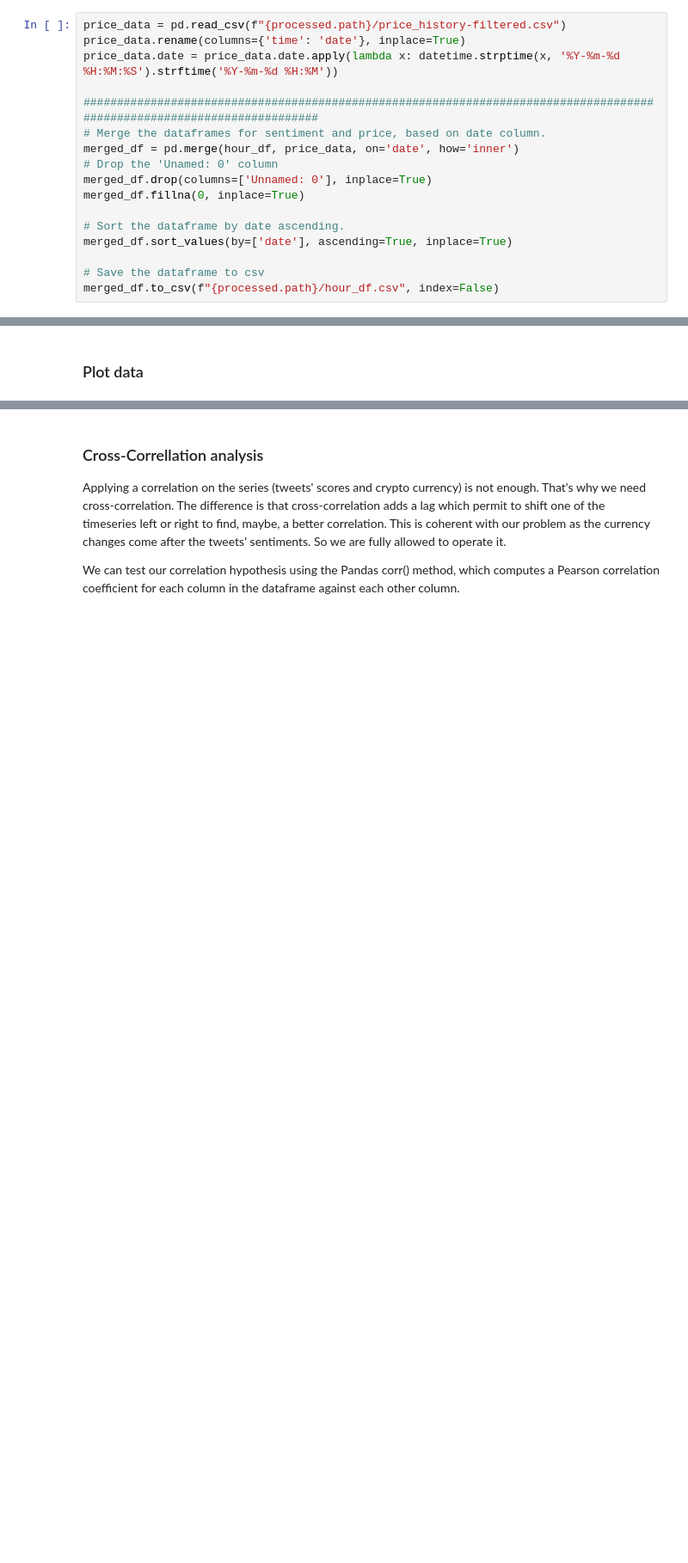
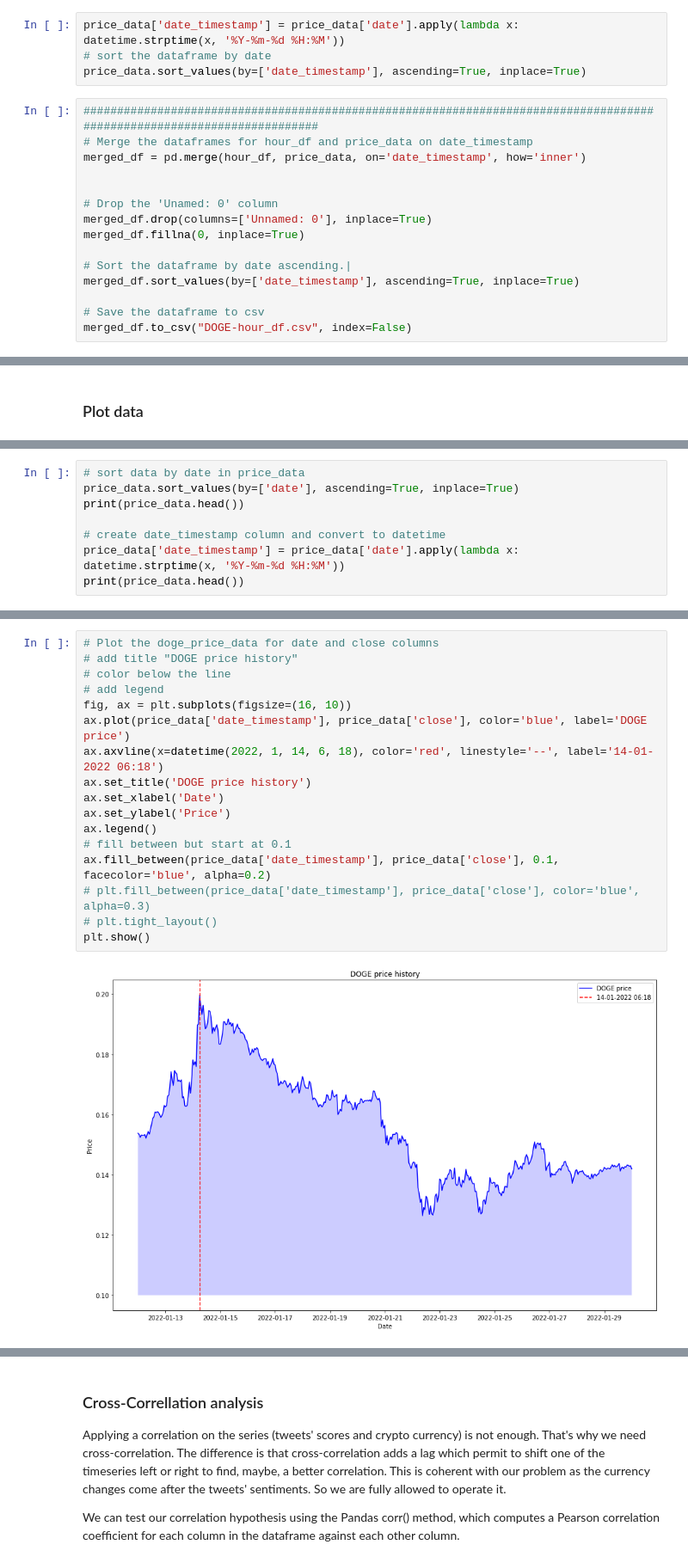
Before and after one commit to paulcodrea/crypto_price_prediction, a Jupyter notebook: 3_process_sentiment.ipynb, the cells around one changed output, grey strips where cells are left out. Shown at 86% size. Drawn from its saved outputs; the diff is of its cells as text; blank space fills up the shorter version.

```diff
--- a/3_process_sentiment.ipynb
+++ b/3_process_sentiment.ipynb
@@ -246,17 +309,19 @@ hour_df.csv will be used in 4, 5, 6a, 6b (7) projects.
+# %%
+price_data['date_timestamp'] = price_data['date'].apply(lambda x: datetime.strptime(x, '%Y-%m-%d %H:%M'))
+# sort the dataframe by date
+price_data.sort_values(by=['date_timestamp'], ascending=True, inplace=True)
 # %%
-price_data = pd.read_csv(f"{processed.path}/price_history-filtered.csv")
-price_data.rename(columns={'time': 'date'}, inplace=True)
-price_data.date = price_data.date.apply(lambda x: datetime.strptime(x, '%Y-%m-%d %H:%M:%S').strftime('%Y-%m-%d %H:%M'))
+########################################################################################################################
+# Merge the dataframes for hour_df and price_data on date_timestamp
+merged_df = pd.merge(hour_df, price_data, on='date_timestamp', how='inner')
 
-########################################################################################################################
-# Merge the dataframes for sentiment and price, based on date column.
-merged_df = pd.merge(hour_df, price_data, on='date', how='inner')
+
 # Drop the 'Unamed: 0' column
 merged_df.drop(columns=['Unnamed: 0'], inplace=True)
 merged_df.fillna(0, inplace=True)
 
-# Sort the dataframe by date ascending.
-merged_df.sort_values(by=['date'], ascending=True, inplace=True)
+# Sort the dataframe by date ascending.|
+merged_df.sort_values(by=['date_timestamp'], ascending=True, inplace=True)
 
 # Save the dataframe to csv
-merged_df.to_csv(f"{processed.path}/hour_df.csv", index=False)
+merged_df.to_csv("DOGE-hour_df.csv", index=False)
@@ -271,0 +333,8 @@ plt.show()
+# %%
+# sort data by date in price_data
+price_data.sort_values(by=['date'], ascending=True, inplace=True)
+print(price_data.head())
+
+# create date_timestamp column and convert to datetime
+price_data['date_timestamp'] = price_data['date'].apply(lambda x: datetime.strptime(x, '%Y-%m-%d %H:%M'))
+print(price_data.head())
@@ -272,2 +354,21 @@ plt.show()
+# %%
+# Plot the doge_price_data for date and close columns
+# add title "DOGE price history"
+# color below the line
+# add legend
+fig, ax = plt.subplots(figsize=(16, 10))
+ax.plot(price_data['date_timestamp'], price_data['close'], color='blue', label='DOGE price')
+ax.axvline(x=datetime(2022, 1, 14, 6, 18), color='red', linestyle='--', label='14-01-2022 06:18')
+ax.set_title('DOGE price history')
+ax.set_xlabel('Date')
+ax.set_ylabel('Price')
+ax.legend()
+# fill between but start at 0.1
+ax.fill_between(price_data['date_timestamp'], price_data['close'], 0.1, facecolor='blue', alpha=0.2)
+# plt.fill_between(price_data['date_timestamp'], price_data['close'], color='blue', alpha=0.3)
+# plt.tight_layout()
+plt.show()
+# %% [output]
+[figure, added]
 # %%
 # Plot the hour sentiment dataframe
```
Also changed, not shown: parts of 21 cells of this notebook, 5 other files.
